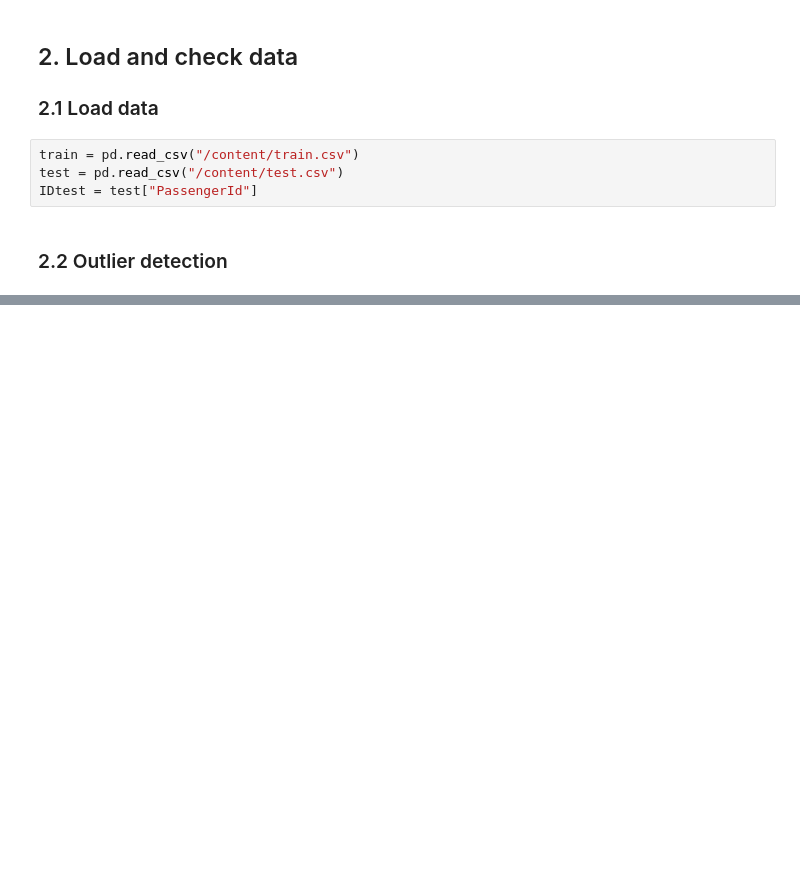
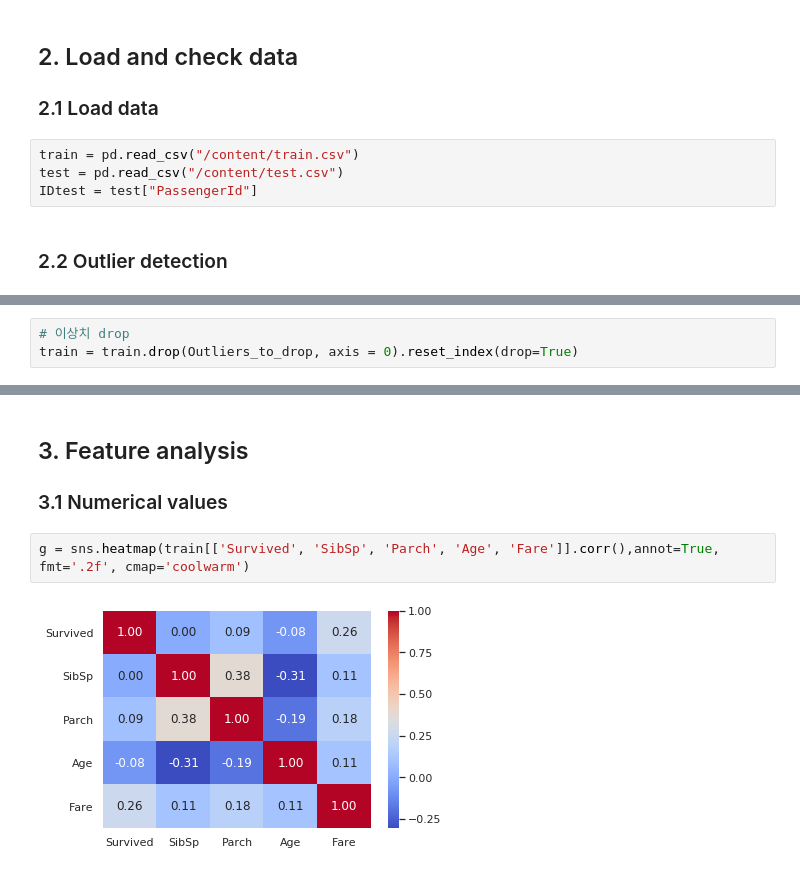
Before and after one commit to bluewood-truth/KaggleStudy, a Jupyter notebook: Binary classification/1st level_Titanic/Titanic03.ipynb, the cells around one changed output, grey strips where cells are left out. Cells and saved outputs as stored; diff of their text form; blank space fills up the shorter version.

Commit message:
Titanic03
3. Feature analysis - 작성 완료

```diff
--- a/Binary classification/1st level_Titanic/Titanic03.ipynb
+++ b/Binary classification/1st level_Titanic/Titanic03.ipynb
@@ -110,0 +134,3 @@ Outliers_to_drop = detect_outliers(train,2,["Age","SibSp","Parch","Fare"])
+# %%
+# 이상치 drop
+train = train.drop(Outliers_to_drop, axis = 0).reset_index(drop=True)
@@ -110,0 +245,7 @@ Outliers_to_drop = detect_outliers(train,2,["Age","SibSp","Parch","Fare"])
+# %% [markdown]
+## 3. Feature analysis
+### 3.1 Numerical values
+# %%
+g = sns.heatmap(train[['Survived', 'SibSp', 'Parch', 'Age', 'Fare']].corr(),annot=True, fmt='.2f', cmap='coolwarm')
+# %% [output]
+[figure, added]
```
Also changed, not shown: parts of 43 cells of this notebook.
